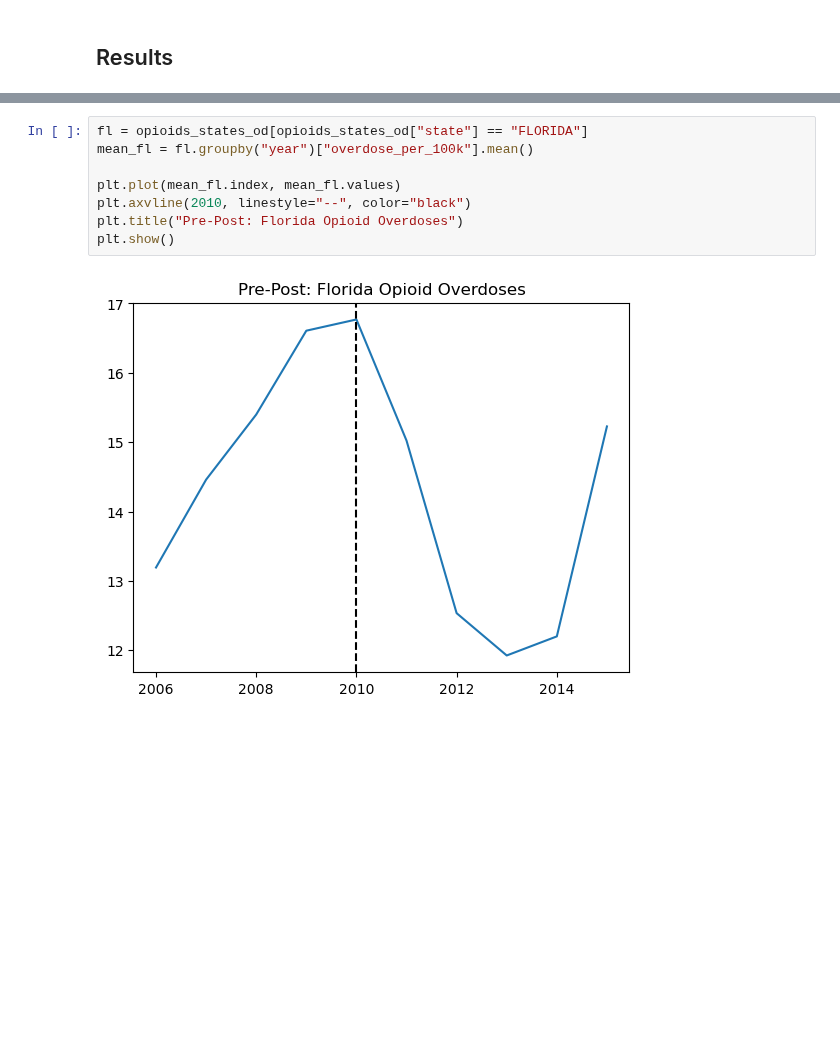
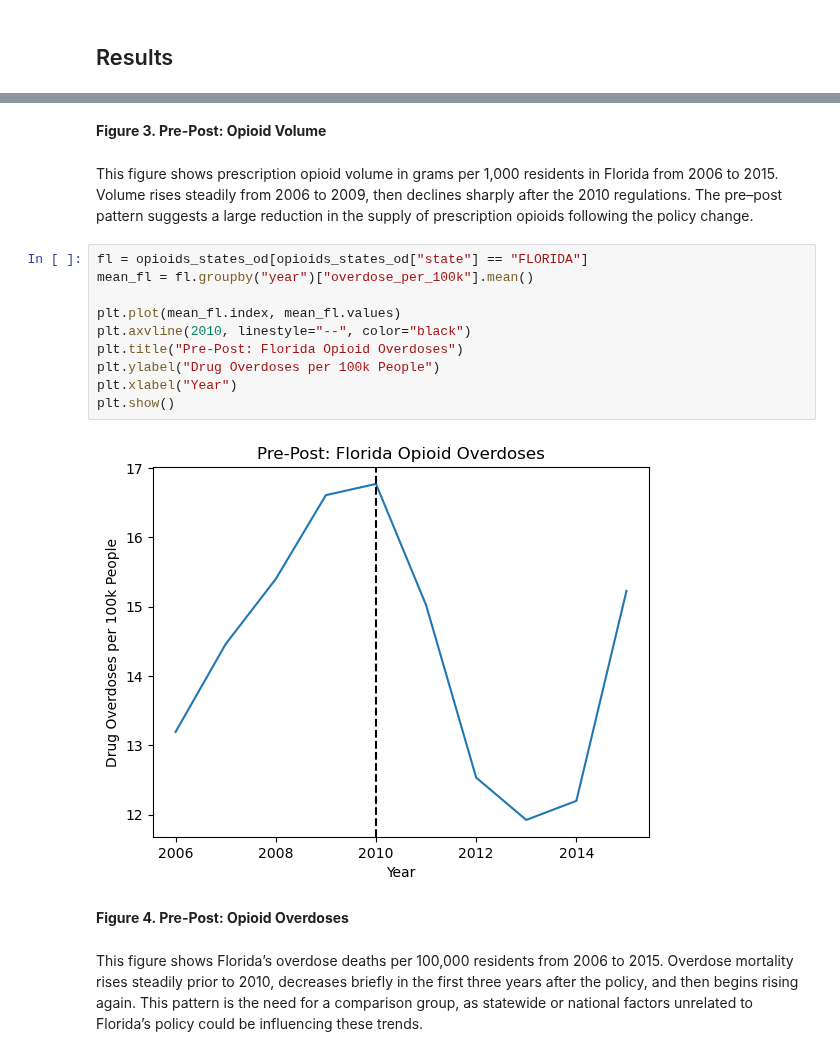
Before and after one commit to rakiranelson/IDS590-Opioids-Final-Project, a Jupyter notebook: opioid_dsm.ipynb, the cells around one changed output, grey strips where cells are left out. Saved outputs shown, nothing was run; the diff lists cells and outputs as text; blank space fills up the shorter version.

```diff
--- a/opioid_dsm.ipynb
+++ b/opioid_dsm.ipynb
@@ -250,10 +294,20 @@ plt.show()
+# %% [markdown]
+**Figure 3. Pre-Post: Opioid Volume**
+# %% [markdown]
+This figure shows prescription opioid volume in grams per 1,000 residents in Florida from 2006 to 2015. Volume rises steadily from 2006 to 2009, then declines sharply after the 2010 regulations. The pre–post pattern suggests a large reduction in the supply of prescription opioids following the policy change.
 # %%
 fl = opioids_states_od[opioids_states_od["state"] == "FLORIDA"]
 mean_fl = fl.groupby("year")["overdose_per_100k"].mean()
 
 plt.plot(mean_fl.index, mean_fl.values)
 plt.axvline(2010, linestyle="--", color="black")
 plt.title("Pre-Post: Florida Opioid Overdoses")
+plt.ylabel("Drug Overdoses per 100k People")
+plt.xlabel("Year")
 plt.show()
 # %% [output]
-[figure, old version]
+[figure, new version]
+# %% [markdown]
+**Figure 4. Pre-Post: Opioid Overdoses**
+# %% [markdown]
+This figure shows Florida’s overdose deaths per 100,000 residents from 2006 to 2015. Overdose mortality rises steadily prior to 2010, decreases briefly in the first three years after the policy, and then begins rising again. This pattern is the need for a comparison group, as statewide or national factors unrelated to Florida’s policy could be influencing these trends.
```
Also changed, not shown: parts of 16 cells of this notebook.
